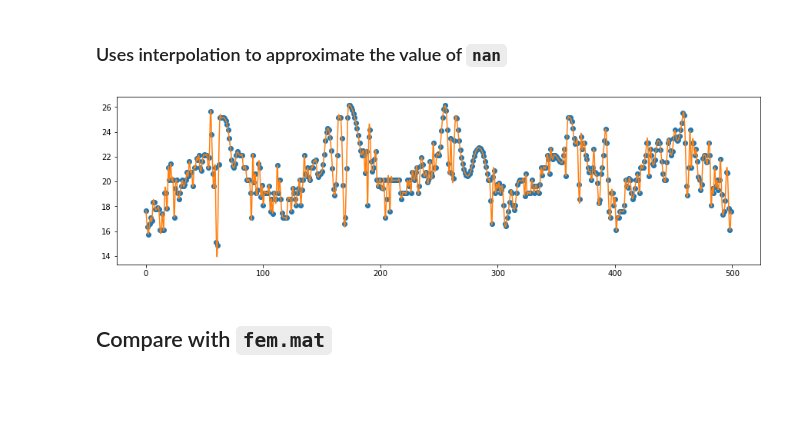
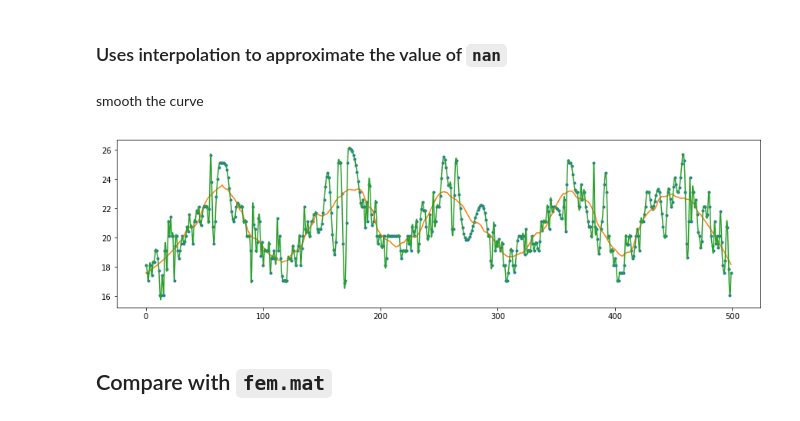
Before and after one commit to zengyu714/medical-image-processing, a Jupyter notebook: 4. Pennation Angle with Muscular Strength.ipynb, the cells around one changed output. Saved outputs shown, nothing was run; the diff lists cells and outputs as text; code cells hidden in the pictures; blank space fills up the shorter version.

Commit message:
Smooth curve

```diff
--- a/4. Pennation Angle with Muscular Strength.ipynb
+++ b/4. Pennation Angle with Muscular Strength.ipynb
@@ -148,7 +148,7 @@ for idx, im in enumerate(images):
     theta = np.rad2deg([-(np.pi/2 + a) if a < 0 else np.pi/2 - a for a in angles])
     reference = np.mean([a for a, d in zip(theta, abs(dists)) if 2 * d > bw.shape[0] and 0 < a < 10])
     diff = reference - theta
-    pennation = np.mean(abs(diff[diff > 15]))
+    pennation = np.mean(abs(diff[diff > 16]))
     pa[idx] = pennation
 # %% [markdown]
 ### Uses interpolation to approximate the value of  `nan`
@@ -158,17 +158,22 @@ from scipy import interpolate
 def fill_nan(ar):
     inds = np.arange(ar.shape[0])
     good = np.where(np.isfinite(ar))
-    f = interpolate.interp1d(inds[good], ar[good], kind='quadratic', bounds_error=False)
+    f = interpolate.interp1d(inds[good], ar[good], kind='cubic', bounds_error=False)
     ar_filled = np.where(np.isfinite(ar), ar, f(inds))
     return ar_filled, f
 # %%
 pa_new, f = fill_nan(pa)
 x = np.arange(0, pa_new.size, 0.2)
+# %% [markdown]
+smooth the curve
+# %%
+from scipy.signal import savgol_filter
+pa_smoothed = savgol_filter(pa_new, 51, 2)
 # %%
 plt.figure(figsize=(15, 4))
-plt.plot(range(pa.size), pa_new, 'o', x, f(x), '-');
+plt.plot(range(pa.size), pa_new, '.', range(pa.size), pa_smoothed, x, f(x));
 # %% [output]
-[figure, old version]
+[figure, new version]
 # %% [markdown]
 ## Compare with `fem.mat`
 # %% [markdown]
```
Also changed, not shown: parts of 1 cell of this notebook.
